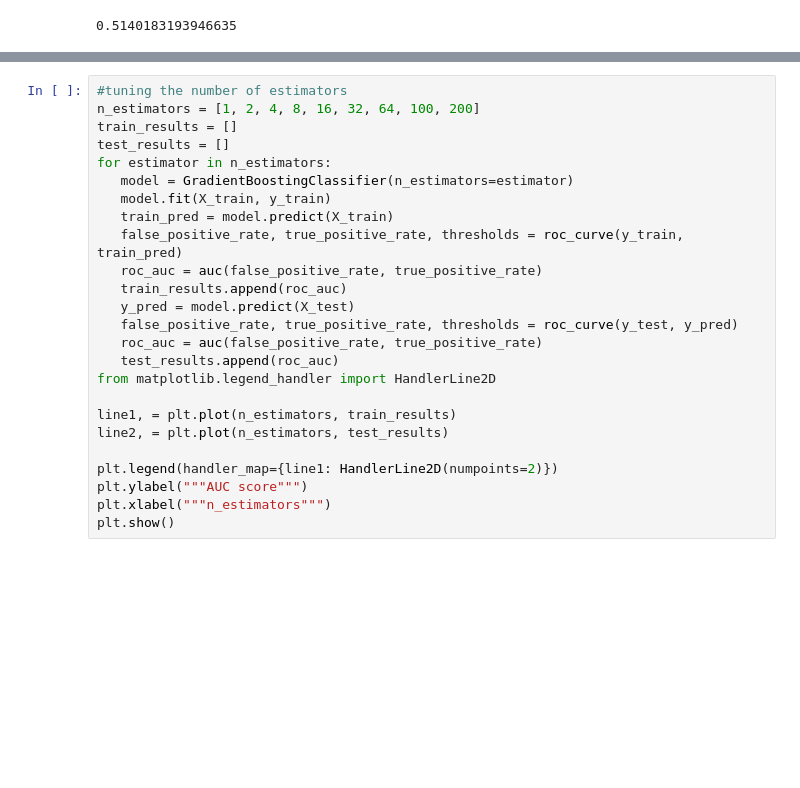
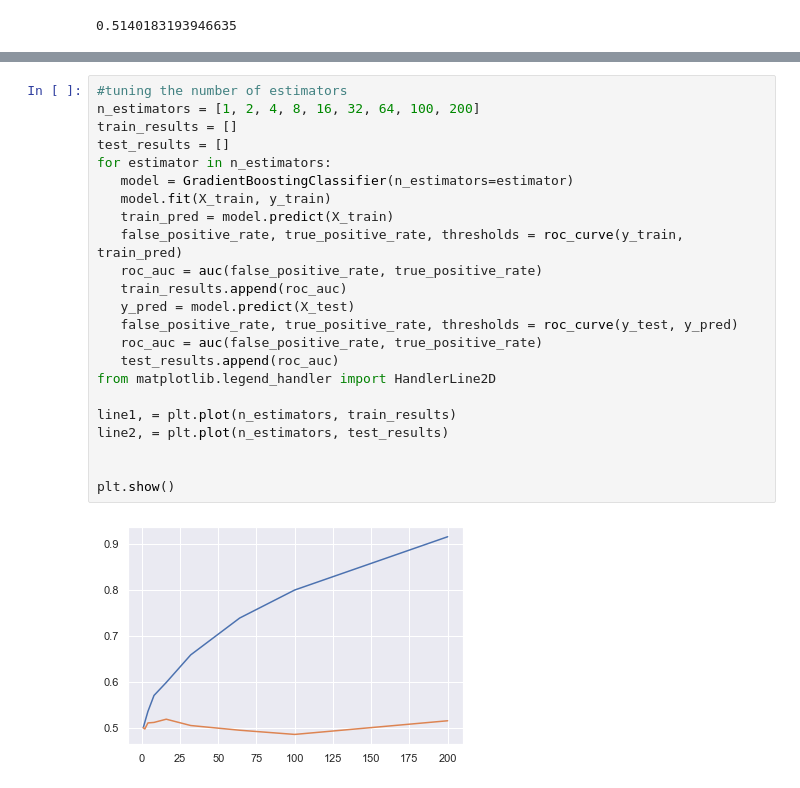
Before and after one commit to GregoryRash6/machine_learning_models, a Jupyter notebook: Analysis/tye.ipynb, the cells around one changed output, grey strips where cells are left out. Drawn from its saved outputs; the diff is of its cells as text; blank space fills up the shorter version.

```diff
--- a/Analysis/tye.ipynb
+++ b/Analysis/tye.ipynb
@@ -327,28 +326,28 @@ TypeError: unhashable type: 'list'
 # %%
 #tuning the number of estimators
 n_estimators = [1, 2, 4, 8, 16, 32, 64, 100, 200]
 train_results = []
 test_results = []
 for estimator in n_estimators:
    model = GradientBoostingClassifier(n_estimators=estimator)
    model.fit(X_train, y_train)
    train_pred = model.predict(X_train)
    false_positive_rate, true_positive_rate, thresholds = roc_curve(y_train, train_pred)
    roc_auc = auc(false_positive_rate, true_positive_rate)
    train_results.append(roc_auc)
    y_pred = model.predict(X_test)
    false_positive_rate, true_positive_rate, thresholds = roc_curve(y_test, y_pred)
    roc_auc = auc(false_positive_rate, true_positive_rate)
    test_results.append(roc_auc)
 from matplotlib.legend_handler import HandlerLine2D
 
 line1, = plt.plot(n_estimators, train_results)
 line2, = plt.plot(n_estimators, test_results)
 
-plt.legend(handler_map={line1: HandlerLine2D(numpoints=2)})
-plt.ylabel("""AUC score""")
-plt.xlabel("""n_estimators""")
+
 plt.show()
+# %% [output]
+[figure, added]
 # %%
 #tuning the max depth
 max_depths = np.linspace(1, 32, 32, endpoint=True)
```
Also changed, not shown: parts of 7 cells of this notebook.
